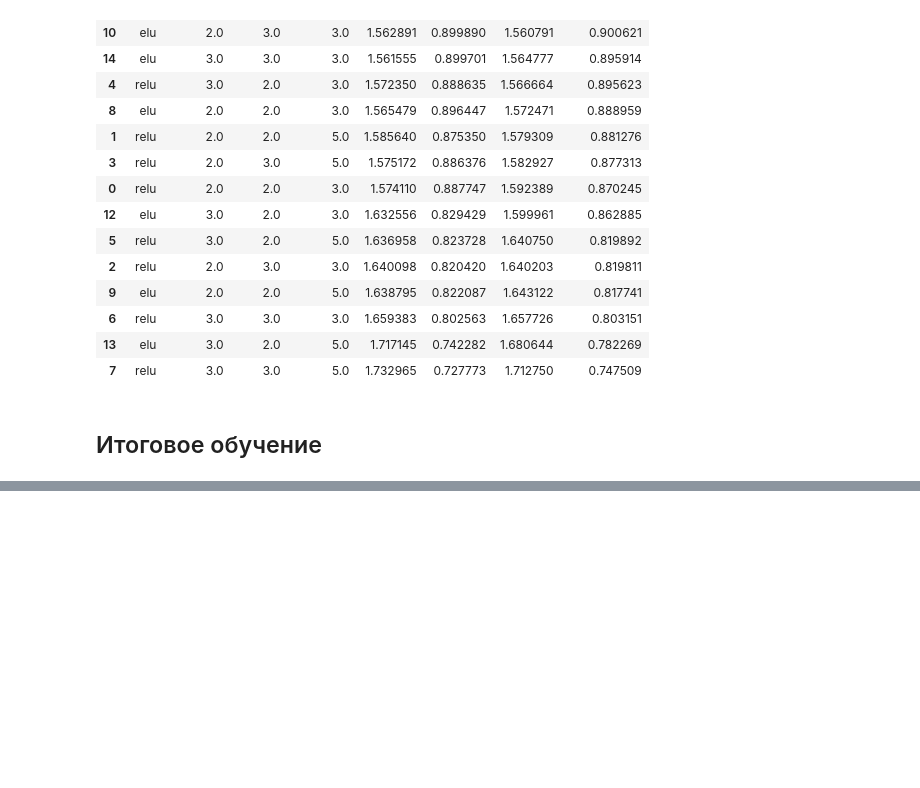
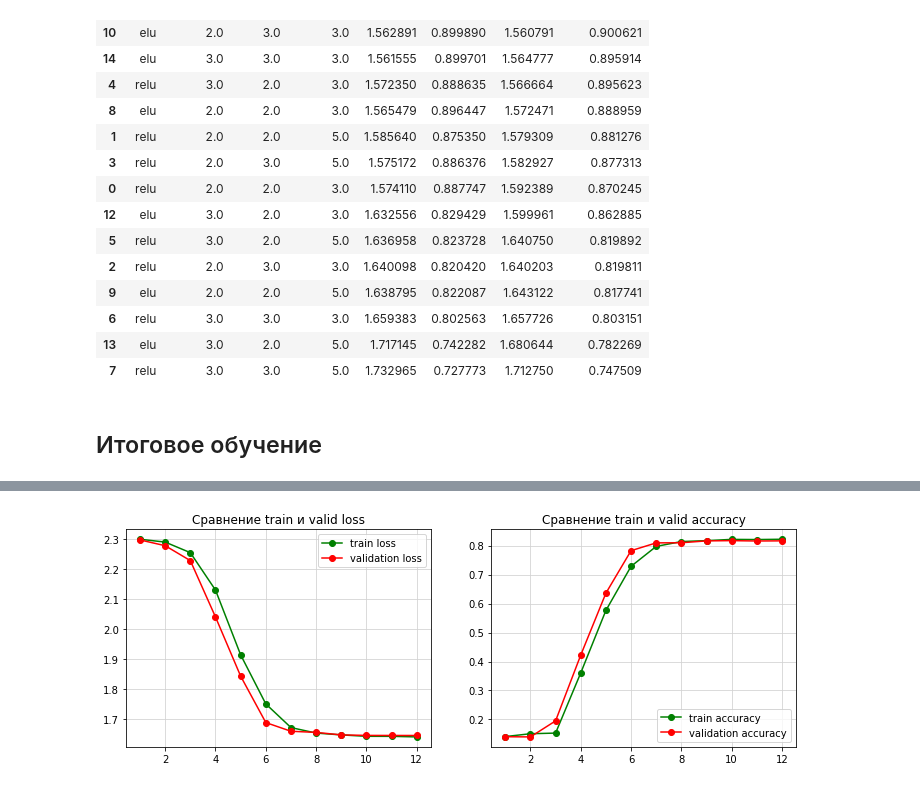
Before and after one commit to VitalyGladyshev/gb_pytorch, a Jupyter notebook: coursework/pytorch_coursework_glvv.ipynb, the cells around one changed output, grey strips where cells are left out. Saved outputs shown, nothing was run; the diff lists cells and outputs as text; code cells hidden in the pictures; blank space fills up the shorter version.

```diff
--- a/coursework/pytorch_coursework_glvv.ipynb
+++ b/coursework/pytorch_coursework_glvv.ipynb
@@ -667,6 +668,10 @@ class HPSearchNET(nn.Module):
 
     def forward(self, x):
         if self.nn_prn:
+            if self.func_act == 'relu':
+                print("\n\tФункции активации ReLU")
+            else:
+                print("\n\tФункции активации ELU")
             print("\n\tX размеры income: %s" % (x.shape,))
         x = self.pool(self.str_f_act(self.conv1(x)))
         if self.nn_prn:
@@ -997 +1099,24 @@ search_top.summary_data.sort_values('accuracy_val', ascending=False)
+# %%
+def graph(hist):
+    plt.figure(figsize=(12, 4))
+    ax = plt.subplot(1, 2, 1)
+
+    len_l = len(hist["epoch_losses"])
+
+    plt.plot(np.arange(1, len_l + 1), hist["epoch_losses"], 'go-', label='train loss')
+    plt.plot(np.arange(1, len_l + 1), hist["epoch_val_losses"], 'ro-', label='validation loss')
+
+    plt.legend(loc="upper right")
+    plt.grid(color="lightgrey")
+    plt.title('Сравнение train и valid loss')
+
+    ax = plt.subplot(1, 2, 2)
+
+    plt.plot(np.arange(1, len_l + 1), hist["epoch_acc"], 'go-', label='train accuracy')
+    plt.plot(np.arange(1, len_l + 1), hist["epoch_val_acc"], 'ro-', label='validation accuracy')
+
+    plt.legend(loc="lower right")
+    plt.grid(color="lightgrey")
+    plt.title('Сравнение train и valid accuracy')
+    plt.show()
 # %%
@@ -1000,4 +1125,9 @@ lr = 0.01
 # %%
-model = HPSearchNET(nn_prn=True).to(device)
+model = HPSearchNET(cnn_num=3,
+                    fc_num=3,
+                    kern_size=5,
+                    func_act='elu',
+                    nn_prn=True,
+                    in_shape=160).to(device)
 criterion = nn.CrossEntropyLoss()
 optimizer = torch.optim.SGD(model.parameters(), lr=lr, momentum=0.9)
@@ -1007,0 +1134,2 @@ if not os.path.exists(path_checkpoint):
+# %%
+hist_st = fit_rez(model, "rez_checkpoints_st_sgd_lr001_nosh")
@@ -1007,0 +1154,4 @@ if not os.path.exists(path_checkpoint):
+# %%
+graph(hist_st)
+# %% [output]
+[figure, added]
```
Also changed, not shown: parts of 37 cells of this notebook.
